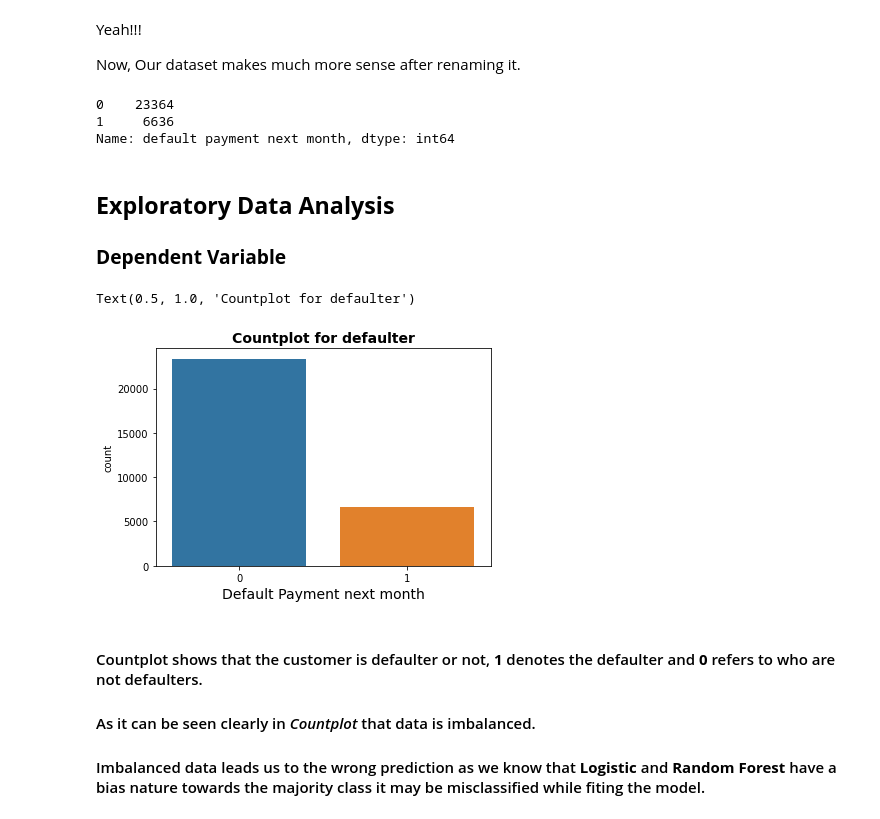
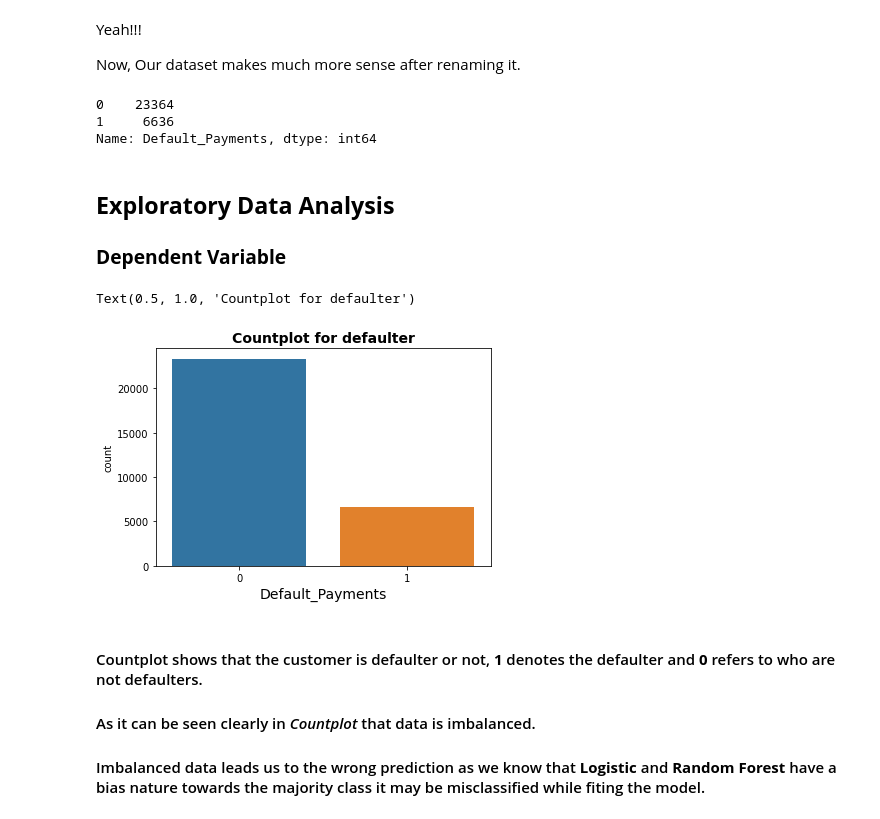
Before and after one commit to Mdanish2020/Credit_card_default_prediction, a Jupyter notebook: ML_Capstone(Classification)Credit_Card_Default_Prediction.ipynb, the cells around one changed output. Drawn from its saved outputs; the diff is of its cells as text; code cells hidden in the pictures.

```diff
--- a/ML_Capstone(Classification)Credit_Card_Default_Prediction.ipynb
+++ b/ML_Capstone(Classification)Credit_Card_Default_Prediction.ipynb
@@ -145,8 +145,8 @@ We have been provided with 6 months credit card transaction history along with t
 # renaming features
 cred_df.rename(columns={'PAY_0':'REPAY_SEPT','PAY_2':'REPAY_AUG','PAY_3':'REPAY_JULY','PAY_4':'REPAY_JUNE','PAY_5':'REPAY_MAY','PAY_6':'REPAY_APRIL',
                         'BILL_AMT1':'BILL_AMT_SEPT','BILL_AMT2':'BILL_AMT_AUG','BILL_AMT3':'BILL_AMT_JULY','BILL_AMT4':'BILL_AMT_JUNE','BILL_AMT5':'BILL_AMT_MAY','BILL_AMT6':'BILL_AMT_APRIL',
-                        'PAY_AMT1':'PAY_AMT_SEPT','PAY_AMT_2':'PAY_AMT_AUG','PAY_AMT3':'PAY_AMT_JULY','PAY_AMT4':'PAY_AMT_JUNE','PAY_AMT5':'PAY_AMT_MAY','PAY_AMT_6':'PAY_AMT_APRIL'}
-                        ,inplace = True)
+                        'PAY_AMT1':'PAY_AMT_SEPT','PAY_AMT_2':'PAY_AMT_AUG','PAY_AMT3':'PAY_AMT_JULY','PAY_AMT4':'PAY_AMT_JUNE','PAY_AMT5':'PAY_AMT_MAY','PAY_AMT_6':'PAY_AMT_APRIL',
+                        'default payment next month': 'Default_Payments'},inplace = True)
 # %%
 cred_df.head(3)
 # %% [output]
@@ -160,23 +160,23 @@ Yeah!!!
 Now, Our dataset makes much more sense after renaming it.
 # %%
 # Total counts of customers default payment
-cred_df['default payment next month'].value_counts()
+cred_df['Default_Payments'].value_counts()
 # %% [output]
 0    23364
 1     6636
-Name: default payment next month, dtype: int64
+Name: Default_Payments, dtype: int64
 # %% [markdown]
 ## **Exploratory Data Analysis**
 
 ### **Dependent Variable**
 # %%
 # Visualizing defaulters
-sns.countplot(x = cred_df['default payment next month'])
-plt.xlabel('Default Payment next month',fontsize = 14)
+sns.countplot(x = cred_df['Default_Payments'])
+plt.xlabel('Default_Payments',fontsize = 14)
 plt.title('Countplot for defaulter',fontweight = 'bold',fontsize = 14)
 # %% [output]
 Text(0.5, 1.0, 'Countplot for defaulter')
-[figure, old version]
+[figure, new version]
 # %% [markdown]
 #### Countplot shows that the customer is defaulter or not, **1** denotes the defaulter and **0** refers to who are not defaulters.
 
```
Also changed, not shown: parts of 19 cells of this notebook.
